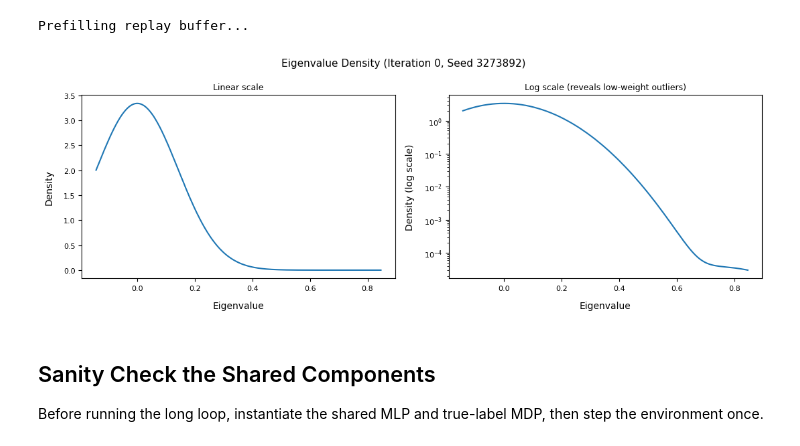
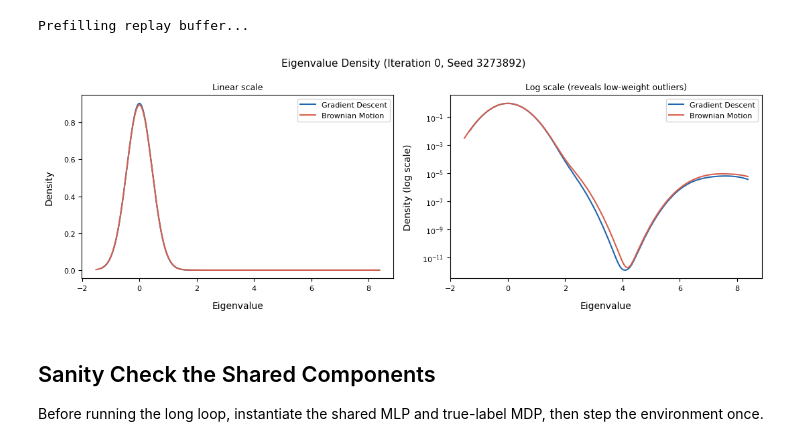
Before and after one commit to mahdigheidi/Masters-Study-Project, a Jupyter notebook: notebooks/figure2_brownian_motion_reproduction.ipynb, the cells around one changed output. Cells and saved outputs as stored; diff of their text form; code cells hidden in the pictures.

```diff
--- a/notebooks/figure2_brownian_motion_reproduction.ipynb
+++ b/notebooks/figure2_brownian_motion_reproduction.ipynb
@@ -172,22 +172,39 @@ def make_probe_targets(
 def probe_criterion(pred, target):
     return ((pred - target) ** 2).sum() / pred.shape[0]
 # %%
-# plot the hessian esd at initialization
+# plot the hessian esd at initialization, for both trajectories
 probe_batch = replay.sample(512)
-probe_targets, _ = make_probe_targets(gd_model, probe_batch[0])
-hessian = Hessian(
+
+probe_targets_gd, _ = make_probe_targets(gd_model, probe_batch[0])
+hessian_gd = Hessian(
     model=gd_model,
-    data=(probe_batch[0], probe_targets),
-    criterion=F.mse_loss,
+    data=(probe_batch[0], probe_targets_gd),
+    criterion=probe_criterion,
     cuda=False,
 )
-eig, weight = hessian.density(iter=100, n_v=10)
+eig_gd, weight_gd = hessian_gd.density(iter=100, n_v=10)
+
+probe_targets_bm, _ = make_probe_targets(bm_model, probe_batch[0])
+hessian_bm = Hessian(
+    model=bm_model,
+    data=(probe_batch[0], probe_targets_bm),
+    criterion=probe_criterion,
+    cuda=False,
+)
+eig_bm, weight_bm = hessian_bm.density(iter=100, n_v=10)
 # %%
 # "iteration" here means number of target updates, matching the paper's Figure 2 labels
-# ("Initialization" vs "After 5 target updates")
-get_esd_plot(eig, weight, 0, seed, out_dir=str(FIGURES_DIR / "esd"))
+# ("Initialization" vs "After 5 target updates"). Colors match the paper: gradient
+# descent vs Brownian motion overlaid on the same axes with a legend.
+get_esd_plot(
+    [
+        (eig_gd, weight_gd, "Gradient Descent", "#2166ac"),
+        (eig_bm, weight_bm, "Brownian Motion", "#d6604d"),
+    ],
+    0, seed, out_dir=str(FIGURES_DIR / "esd"),
+)
 # %% [output]
-[figure, old version]
+[figure, new version]
 # %% [markdown]
 ## Sanity Check the Shared Components
 
```
Also changed, not shown: parts of 3 cells of this notebook, 1 other file.
